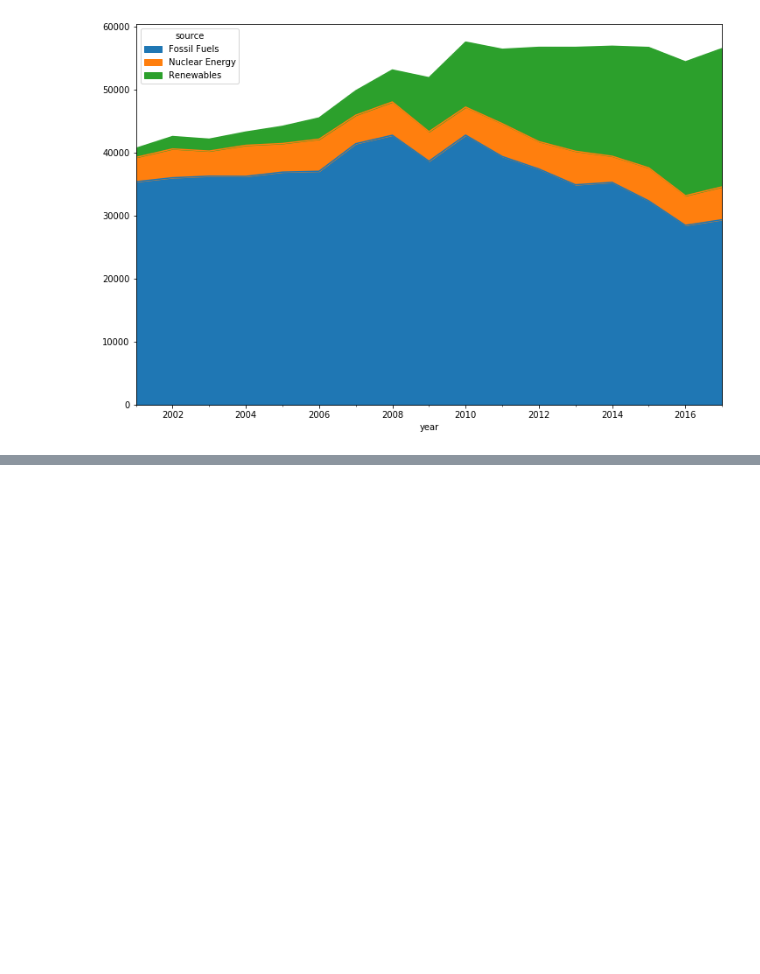
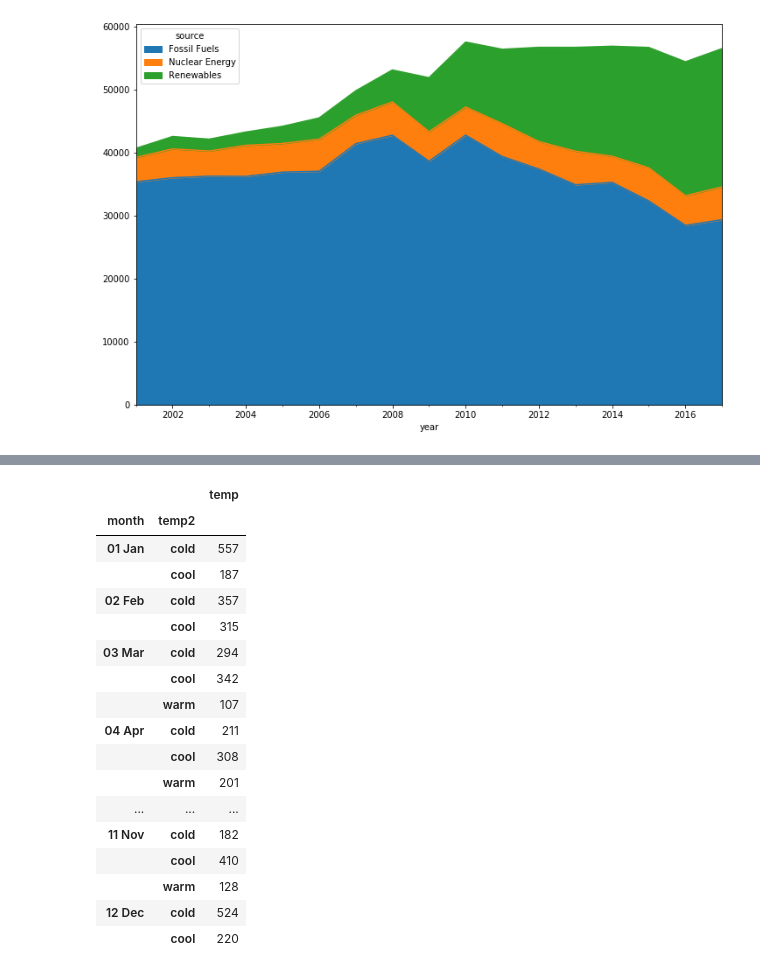
Before and after one commit to soslin/ds-methodologies-exercises, a Jupyter notebook: time_series/time_series_1.ipynb, the cells around one changed output, grey strips where cells are left out. Cells and saved outputs as stored; diff of their text form; code cells hidden in the pictures; blank space fills up the shorter version.

```diff
--- a/time_series/time_series_1.ipynb
+++ b/time_series/time_series_1.ipynb
@@ -582,0 +654,21 @@ iowa.pivot_table('net_generation', 'year', 'source').plot.area(figsize=(12, 8))
+# %%
+sf.groupby(['month','temp2']).count()
+# %% [output]
+|  |  | temp |
+| month | temp2 |  |
+| 01 Jan | cold | 557 |
+|  | cool | 187 |
+| 02 Feb | cold | 357 |
+|  | cool | 315 |
+| 03 Mar | cold | 294 |
+|  | cool | 342 |
+|  | warm | 107 |
+| 04 Apr | cold | 211 |
+|  | cool | 308 |
+|  | warm | 201 |
+| ... | ... | ... |
+| 11 Nov | cold | 182 |
+|  | cool | 410 |
+|  | warm | 128 |
+| 12 Dec | cold | 524 |
+|  | cool | 220 |
```
Also changed, not shown: parts of 13 cells of this notebook.
